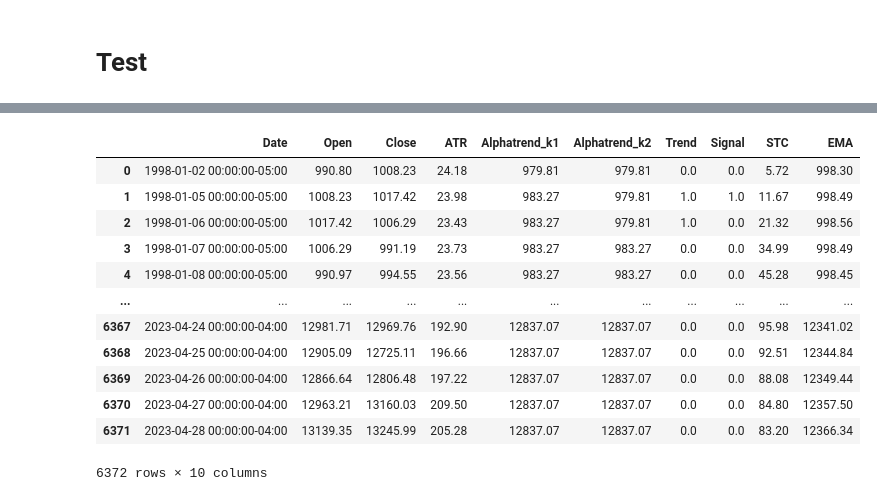
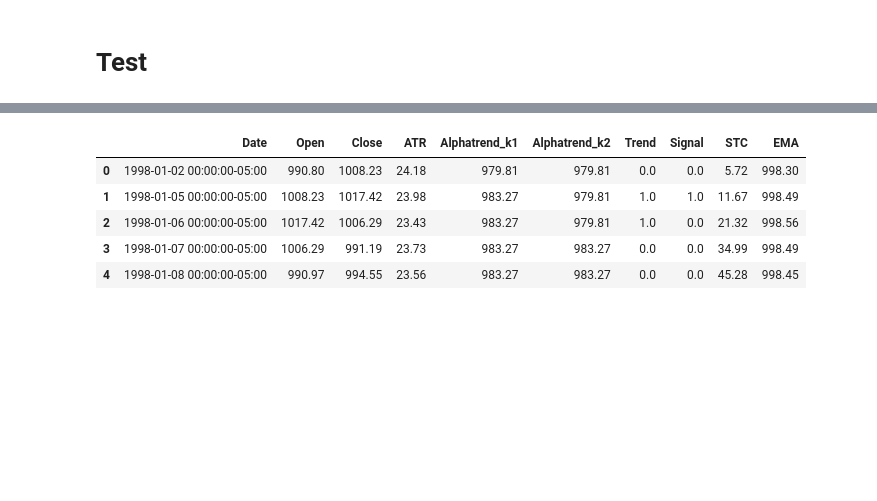
Before and after one commit to AxelRK200/strategies_backtesting, a Jupyter notebook: AT_STC_EMA_Strategy_Class.ipynb, the cells around one changed output, grey strips where cells are left out. Drawn from its saved outputs; the diff is of its cells as text; code cells hidden in the pictures; blank space fills up the shorter version.

```diff
--- a/AT_STC_EMA_Strategy_Class.ipynb
+++ b/AT_STC_EMA_Strategy_Class.ipynb
@@ -262,3 +256,36 @@ def get_entries_signals(df_in, stc_low, stc_high):
+# %%
+def return_SL_or_TP_index(df_in, entry_index, stop_loss, take_profit) :
+  '''Serie des valeurs close entre entrée et fin du DataFrame.
+  Si Close > Stop loss, dans le cas d'un Short, alors touché.
+  On cherche alors l'index de la première valeur >=0, si il existe'''
+
+  df = df_in.copy()
+
+  last_line = max(df.index)
+
+  # Recherche index Stop Loss, ou index dernière ligne df
+  close_series = (df.loc[entry_index:last_line,"Close"] - stop_loss) >= 0
+  if len(close_series[ close_series == True ]) > 0 :
+    sl_index = close_series[ close_series == True ].index[0]
+  else :
+    # Pour la dernière entrée, si rien n'est touché, alors la dernière ligne fera office de sortie
+    sl_index = max(df.index)
+
+  # Recherche indexTake Profit
+  close_series = (take_profit - df.loc[entry_index:last_line,"Close"]) >= 0
+  if len(close_series[ close_series == True ]) > 0 :
+    tp_index = close_series[ close_series == True ].index[0]
+  else :
+    tp_index = max(df.index)
+
+  # Sélection du 1er index touché : Stop Loss ou Take Profit
+  lowest_index = min(sl_index, tp_index)
+
+  # Pointeur des valeurs Date sortie & Prix de clôture dans le DataFrame indicateurs techniques
+  exit_date = df.at[lowest_index,"Date"]
+  exit_value = df.at[lowest_index,"Close"]
+
+  return exit_date, exit_value
 # %% [markdown]
 # Strategy as Class
 # %%
@@ -291,7 +380,7 @@ class Strat_AT_STC_EMA:
 x = Strat_AT_STC_EMA()
 # %%
 %time
-df_test = x.make_technical_indicators(df_historical_data)
-df_test
+df_indicateurs_techniques = x.make_technical_indicators(df_historical_data)
+df_indicateurs_techniques.head()
 # %% [output]
 CPU times: user 4 µs, sys: 1 µs, total: 5 µs
@@ -299,13 +388,6 @@ Wall time: 9.54 µs
 |  | Date | Open | Close | ATR | Alphatrend_k1 | Alphatrend_k2 | Trend | Signal | STC | EMA |
 | 0 | 1998-01-02 00:00:00-05:00 | 990.80 | 1008.23 | 24.18 | 979.81 | 979.81 | 0.0 | 0.0 | 5.72 | 998.30 |
 | 1 | 1998-01-05 00:00:00-05:00 | 1008.23 | 1017.42 | 23.98 | 983.27 | 979.81 | 1.0 | 1.0 | 11.67 | 998.49 |
 | 2 | 1998-01-06 00:00:00-05:00 | 1017.42 | 1006.29 | 23.43 | 983.27 | 979.81 | 1.0 | 0.0 | 21.32 | 998.56 |
 | 3 | 1998-01-07 00:00:00-05:00 | 1006.29 | 991.19 | 23.73 | 983.27 | 983.27 | 0.0 | 0.0 | 34.99 | 998.49 |
 | 4 | 1998-01-08 00:00:00-05:00 | 990.97 | 994.55 | 23.56 | 983.27 | 983.27 | 0.0 | 0.0 | 45.28 | 998.45 |
-| ... | ... | ... | ... | ... | ... | ... | ... | ... | ... | ... |
-| 6367 | 2023-04-24 00:00:00-04:00 | 12981.71 | 12969.76 | 192.90 | 12837.07 | 12837.07 | 0.0 | 0.0 | 95.98 | 12341.02 |
-| 6368 | 2023-04-25 00:00:00-04:00 | 12905.09 | 12725.11 | 196.66 | 12837.07 | 12837.07 | 0.0 | 0.0 | 92.51 | 12344.84 |
-| 6369 | 2023-04-26 00:00:00-04:00 | 12866.64 | 12806.48 | 197.22 | 12837.07 | 12837.07 | 0.0 | 0.0 | 88.08 | 12349.44 |
-| 6370 | 2023-04-27 00:00:00-04:00 | 12963.21 | 13160.03 | 209.50 | 12837.07 | 12837.07 | 0.0 | 0.0 | 84.80 | 12357.50 |
-| 6371 | 2023-04-28 00:00:00-04:00 | 13139.35 | 13245.99 | 205.28 | 12837.07 | 12837.07 | 0.0 | 0.0 | 83.20 | 12366.34 |
-6372 rows × 10 columns
```
Also changed, not shown: parts of 19 cells of this notebook.
